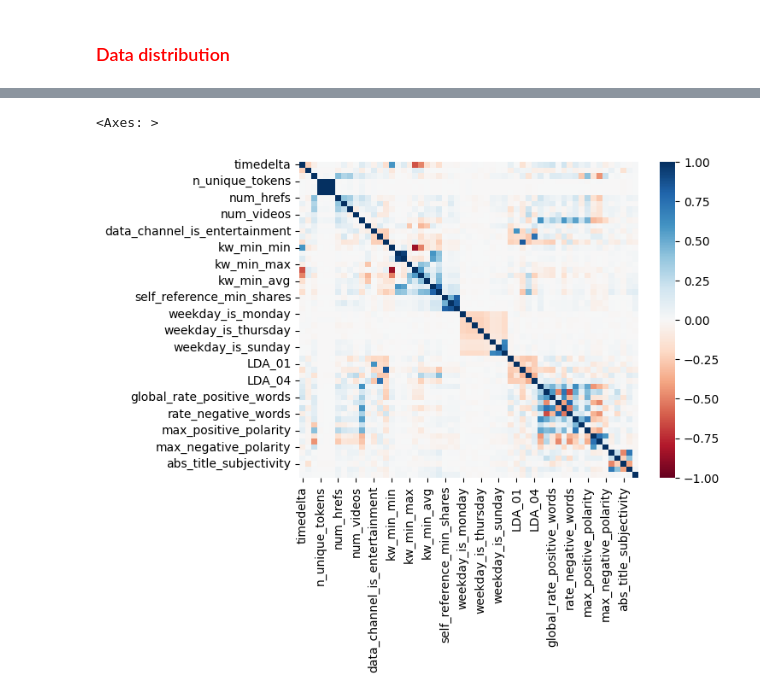
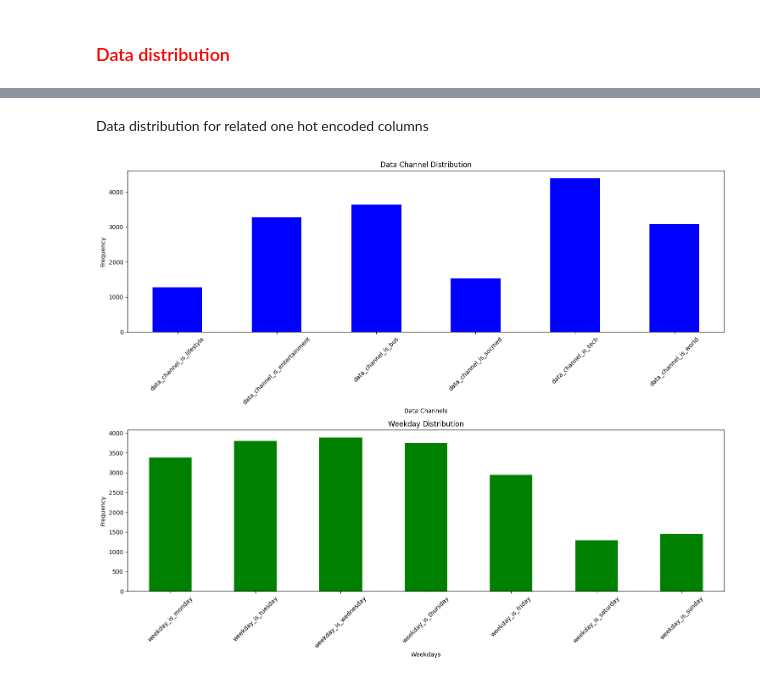
Before and after one commit to WeichenZhang89/ecs-171-ecs, a Jupyter notebook: ML_model.ipynb, the cells around one changed output, grey strips where cells are left out. Drawn from its saved outputs; the diff is of its cells as text; code cells hidden in the pictures.

Commit message:
Updated hists, removed corr

```diff
--- a/ML_model.ipynb
+++ b/ML_model.ipynb
@@ -175,9 +131,28 @@ plt.show()
-# %%
-# Drop the url column
-# We removed some features we thought were irrelevant to make ther heatmap more visible
-data_features_reduced = data.drop(['url', 'data_channel_is_lifestyle', 'data_channel_is_lifestyle', 'data_channel_is_bus', 'data_channel_is_socmed', 'data_channel_is_entertainment'], axis=1)
-
-sns.heatmap(data_features_reduced.corr(), annot= False, vmin=-1, vmax=1, center=0, cmap= 'RdBu')
-# %% [output]
-<Axes: >
-[figure, removed]
+# %% [markdown]
+Data distribution for related one hot encoded columns
+# %%
+#Related one-hot encoded columns histograms
+
+data_channel_cols = [col for col in data.columns if col.strip().startswith('data_channel_is_')]
+weekday_cols = [col for col in data.columns if col.strip().startswith('weekday_is_')]
+
+fig, axes = plt.subplots(nrows=2, ncols=1, figsize=(15, 12))
+
+# Plotting for data_channel columns
+data[data_channel_cols].sum().plot(kind='bar', ax=axes[0], color='blue')
+axes[0].set_title('Data Channel Distribution')
+axes[0].set_xlabel('Data Channels')
+axes[0].set_ylabel('Frequency')
+axes[0].tick_params(axis='x', rotation=45)  # Tilting x axis labels
+
+# Plotting for weekday columns
+data[weekday_cols].sum().plot(kind='bar', ax=axes[1], color='green')
+axes[1].set_title('Weekday Distribution')
+axes[1].set_xlabel('Weekdays')
+axes[1].set_ylabel('Frequency')
+axes[1].tick_params(axis='x', rotation=45)  # Tilting x axis labels
+
+plt.tight_layout()
+plt.show()
+# %% [output]
+[figure, added]
```
Also changed, not shown: parts of 7 cells of this notebook.
